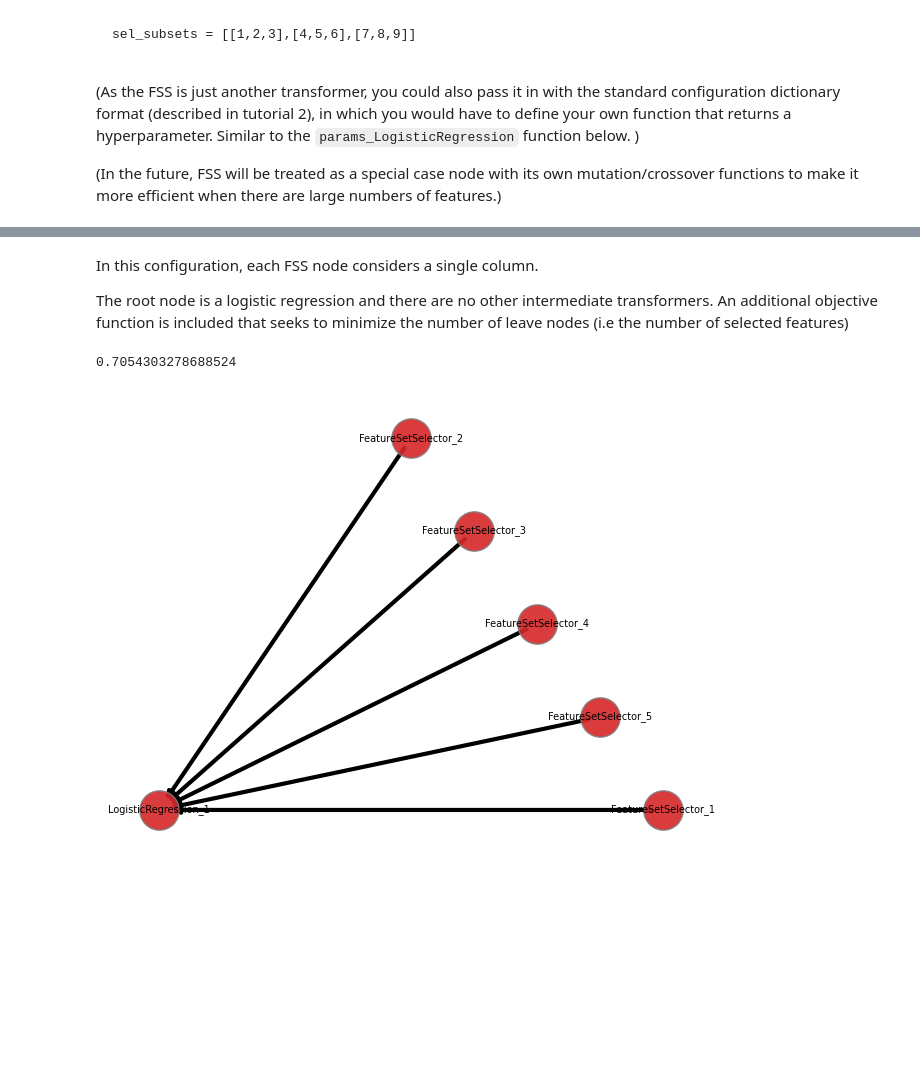
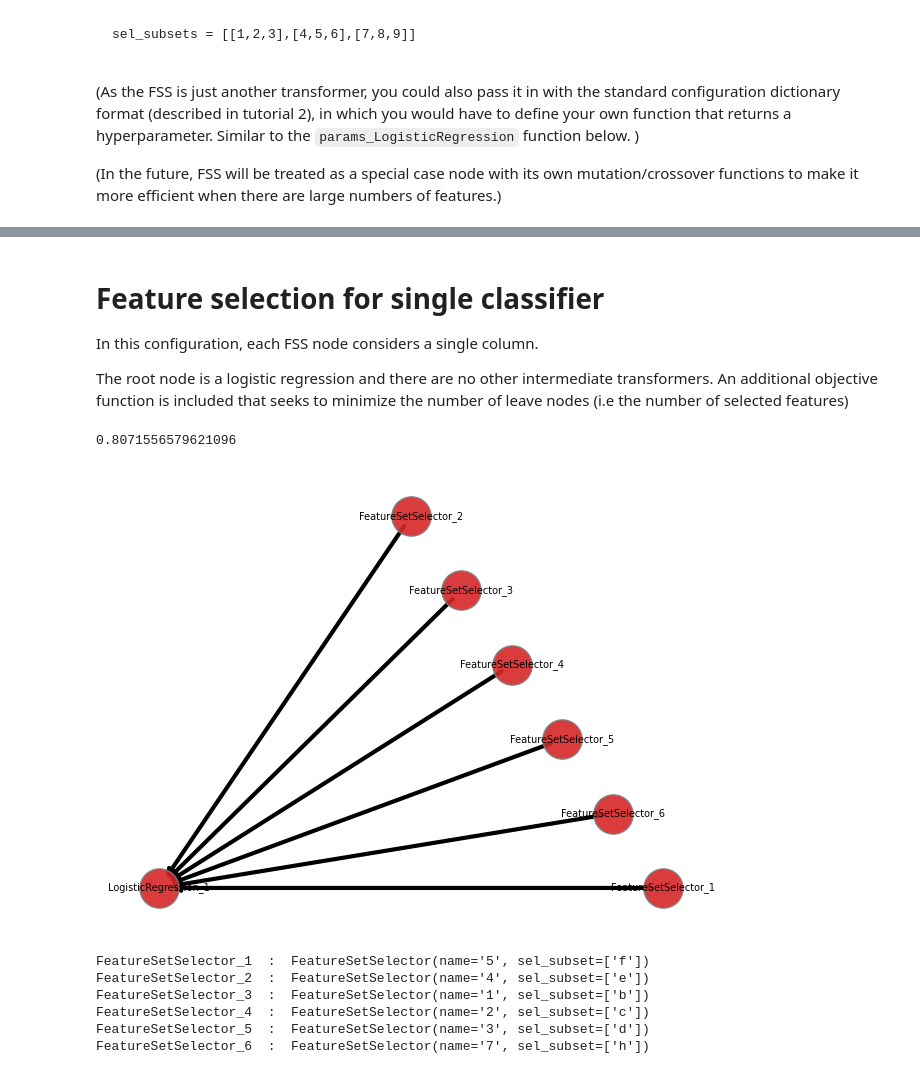
Before and after one commit to EpistasisLab/tpot, a Jupyter notebook: Tutorial/3_Genetic_Feature_Set_Selectors.ipynb, the cells around one changed output, grey strips where cells are left out. Drawn from its saved outputs; the diff is of its cells as text; code cells hidden in the pictures; blank space fills up the shorter version.

```diff
--- a/Tutorial/3_Genetic_Feature_Set_Selectors.ipynb
+++ b/Tutorial/3_Genetic_Feature_Set_Selectors.ipynb
@@ -143,36 +143,52 @@ def params_LogisticRegression(trial, name=None):
 
 root_config_dict =  {LogisticRegression: params_LogisticRegression}
 # %% [markdown]
+# Feature selection for single classifier
+
 In this configuration, each FSS node considers a single column.
 
 The root node is a logistic regression and there are no other intermediate transformers. An additional objective function is included that seeks to minimize the number of leave nodes (i.e the number of selected features)
 # %%
 import tpot2
 import sklearn.datasets
 from sklearn.linear_model import LogisticRegression
 import numpy as np
 
 
-est = tpot2.TPOTEstimator(population_size=40,generations=100,
+est = tpot2.TPOTEstimator(population_size=40,generations=20,
                             scorers=['roc_auc_ovr'],
                             scorers_weights=[1],
                             other_objective_functions=[tpot2.objectives.number_of_leaves_objective],
                             other_objective_functions_weights=[-1],
                             n_jobs=32,
                             classification=True,
                             leaf_config_dict="feature_set_selector",
                             root_config_dict=root_config_dict,
                             inner_config_dict=None,
                             subsets=None,
                             verbose=1,
                             )
 
 
 scorer = sklearn.metrics.get_scorer('roc_auc_ovo')
 
 est.fit(X_train, y_train)
 print(scorer(est, X_test, y_test))
 est.fitted_pipeline_.plot()
 # %% [output]
-0.7054303278688524
+0.8071556579621096
-[figure, old version]
+[figure, new version]
+# %%
+# print the selected features for each FSS
+
+#get leaves
+leaves = [v for v, d in est.fitted_pipeline_.graph.out_degree() if d == 0]
+for l in leaves:
+    print(l, " : ", est.fitted_pipeline_.graph.nodes[l]['instance'])
+# %% [output]
+FeatureSetSelector_1  :  FeatureSetSelector(name='5', sel_subset=['f'])
+FeatureSetSelector_2  :  FeatureSetSelector(name='4', sel_subset=['e'])
+FeatureSetSelector_3  :  FeatureSetSelector(name='1', sel_subset=['b'])
+FeatureSetSelector_4  :  FeatureSetSelector(name='2', sel_subset=['c'])
+FeatureSetSelector_5  :  FeatureSetSelector(name='3', sel_subset=['d'])
+FeatureSetSelector_6  :  FeatureSetSelector(name='7', sel_subset=['h'])
```
Also changed, not shown: parts of 26 cells of this notebook.
